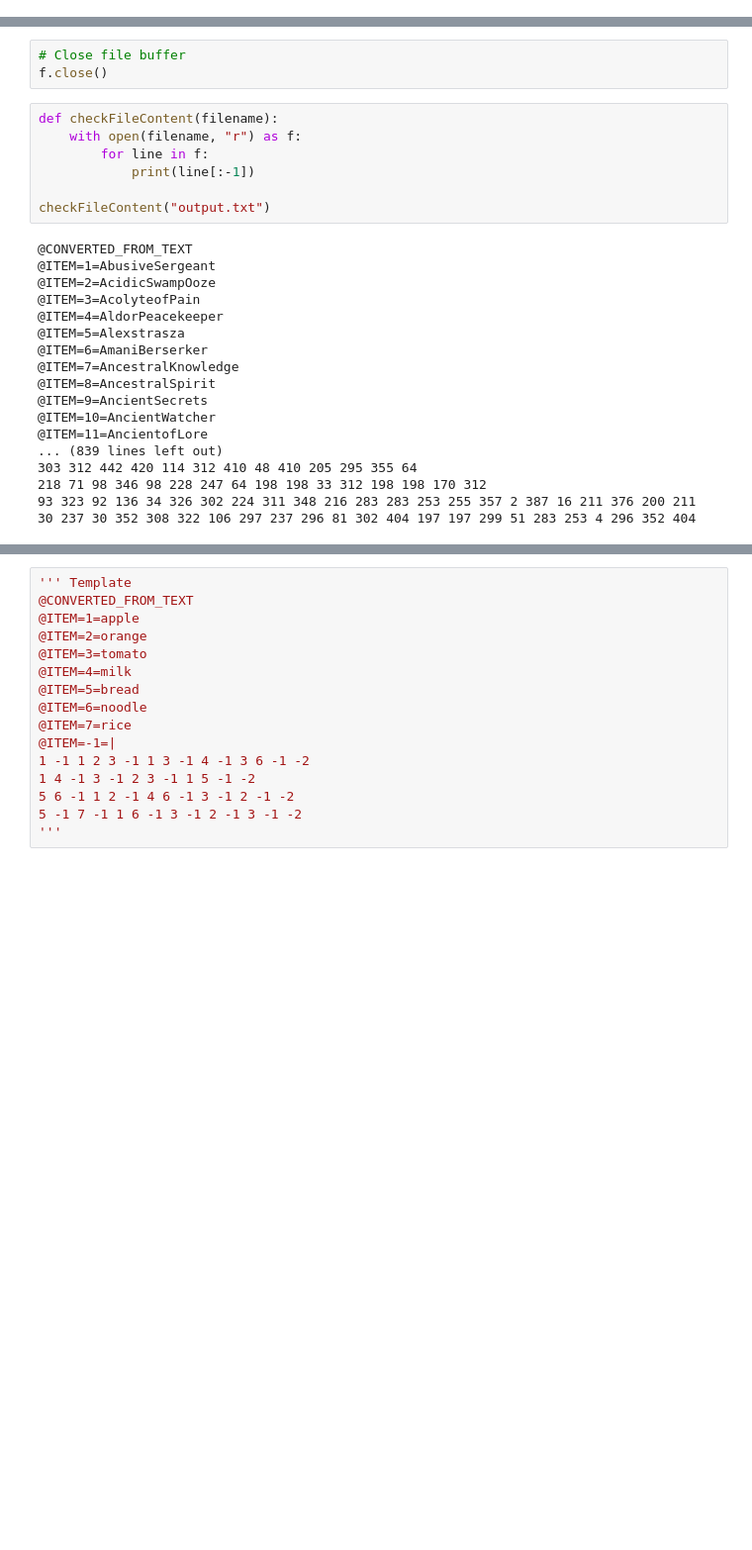
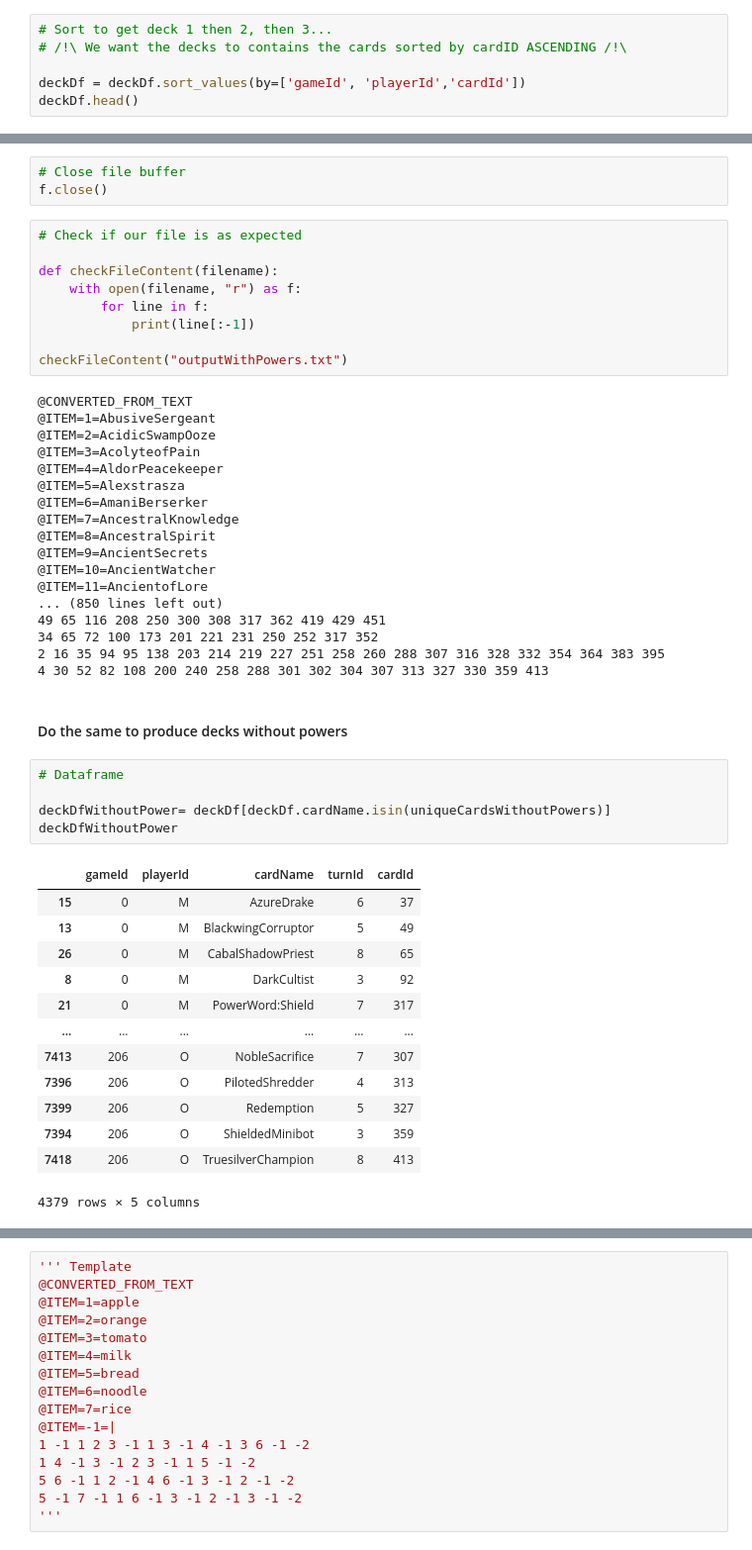
Before and after one commit to Siriusval/artificial_intelligence_tp, a Jupyter notebook: TP2_HS/TP2_HS_data.ipynb, the cells around one changed output, grey strips where cells are left out. Shown at 99% size. Drawn from its saved outputs; the diff is of its cells as text; blank space fills up the shorter version.

Commit message:
Fix & improve .ipynb, 2 new output .txt

```diff
--- a/TP2_HS/TP2_HS_data.ipynb
+++ b/TP2_HS/TP2_HS_data.ipynb
@@ -236,0 +297,6 @@ deckDf.head()
+# %%
+# Sort to get deck 1 then 2, then 3...
+# /!\ We want the decks to contains the cards sorted by cardID ASCENDING /!\
+
+deckDf = deckDf.sort_values(by=['gameId', 'playerId','cardId'])
+deckDf.head()
@@ -286,12 +361,14 @@ for index, row in deckDf.iterrows():
 # Close file buffer
 f.close()
 # %%
+# Check if our file is as expected
+
 def checkFileContent(filename):
     with open(filename, "r") as f:
         for line in f:
             print(line[:-1])
 
-checkFileContent("output.txt")
+checkFileContent("outputWithPowers.txt")
 # %% [output]
 @CONVERTED_FROM_TEXT
 @ITEM=1=AbusiveSergeant
@@ -305,8 +382,29 @@ checkFileContent("output.txt")
 @ITEM=9=AncientSecrets
 @ITEM=10=AncientWatcher
 @ITEM=11=AncientofLore
-... (839 lines left out)
-303 312 442 420 114 312 410 48 410 205 295 355 64
-218 71 98 346 98 228 247 64 198 198 33 312 198 198 170 312
-93 323 92 136 34 326 302 224 311 348 216 283 283 253 255 357 2 387 16 211 376 200 211
-30 237 30 352 308 322 106 297 237 296 81 302 404 197 197 299 51 283 253 4 296 352 404
+... (850 lines left out)
+49 65 116 208 250 300 308 317 362 419 429 451
+34 65 72 100 173 201 221 231 250 252 317 352
+2 16 35 94 95 138 203 214 219 227 251 258 260 288 307 316 328 332 354 364 383 395
+4 30 52 82 108 200 240 258 288 301 302 304 307 313 327 330 359 413
+# %% [markdown]
+#### Do the same to produce decks without powers
+# %%
+# Dataframe
+
+deckDfWithoutPower= deckDf[deckDf.cardName.isin(uniqueCardsWithoutPowers)]
+deckDfWithoutPower
+# %% [output]
+|  | gameId | playerId | cardName | turnId | cardId |
+| 15 | 0 | M | AzureDrake | 6 | 37 |
+| 13 | 0 | M | BlackwingCorruptor | 5 | 49 |
+| 26 | 0 | M | CabalShadowPriest | 8 | 65 |
+| 8 | 0 | M | DarkCultist | 3 | 92 |
+| 21 | 0 | M | PowerWord:Shield | 7 | 317 |
+| ... | ... | ... | ... | ... | ... |
+| 7413 | 206 | O | NobleSacrifice | 7 | 307 |
+| 7396 | 206 | O | PilotedShredder | 4 | 313 |
+| 7399 | 206 | O | Redemption | 5 | 327 |
+| 7394 | 206 | O | ShieldedMinibot | 3 | 359 |
+| 7418 | 206 | O | TruesilverChampion | 8 | 413 |
+4379 rows × 5 columns
```
Also changed, not shown: parts of 54 cells of this notebook, 7 other files.
